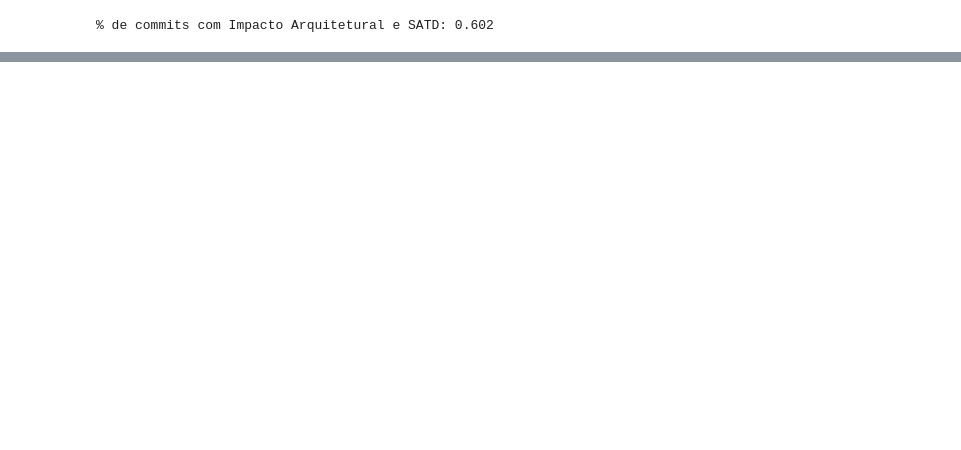
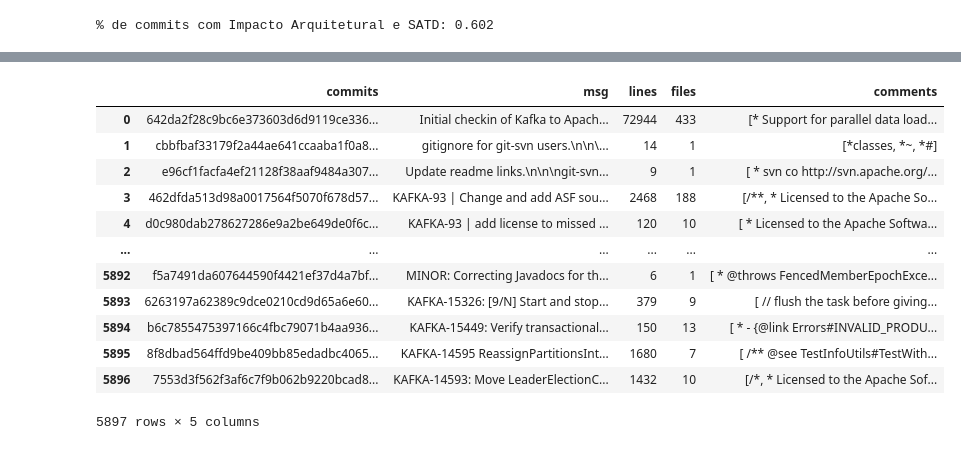
Before and after one commit to armandossrecife/my_validation, a Jupyter notebook: my_satd_kafka.ipynb, the cells around one changed output, grey strips where cells are left out. Cells and saved outputs as stored; diff of their text form; code cells hidden in the pictures; blank space fills up the shorter version.

```diff
--- a/my_satd_kafka.ipynb
+++ b/my_satd_kafka.ipynb
@@ -326,0 +405,2 @@ print(f'% de commits com Impacto Arquitetural e SATD: {p_commits_com_yes_ai}')
+# %%
+dict_commit_diffs_no_satd = my_satd_commit_analyzer.analyze_commit_diffs_for_no_satd(start_date, end_date, final_satd_keywords)
@@ -326,0 +409,22 @@ print(f'% de commits com Impacto Arquitetural e SATD: {p_commits_com_yes_ai}')
+# %%
+l_commits_no_satd, l_msg_no_satd, l_lines_no_satd, l_files_no_satd, l_comments_no_satd = [], [], [], [], []
+
+for k, v in dict_commit_diffs_no_satd.items():
+  if len(v[3]) > 0:
+    l_commits_no_satd.append(k)
+    l_msg_no_satd.append(v[0])
+    l_lines_no_satd.append(v[1])
+    l_files_no_satd.append(v[2])
+    l_comments_no_satd.append(v[3])
+
+dict_commit_diffs_aux_no_satd = {
+    'commits': l_commits_no_satd,
+    'msg': l_msg_no_satd,
+    'lines': l_lines_no_satd,
+    'files': l_files_no_satd,
+    'comments': l_comments_no_satd
+}
+
+df_commit_diffs_aux_no_satd = pd.DataFrame(dict_commit_diffs_aux_no_satd)
+
+df_commit_diffs_aux_no_satd.info()
@@ -326,0 +444,16 @@ print(f'% de commits com Impacto Arquitetural e SATD: {p_commits_com_yes_ai}')
+# %%
+df_commit_diffs_aux_no_satd
+# %% [output]
+|  | commits | msg | lines | files | comments |
+| 0 | 642da2f28c9bc6e373603d6d9119ce336... | Initial checkin of Kafka to Apach... | 72944 | 433 | [* Support for parallel data load... |
+| 1 | cbbfbaf33179f2a44ae641ccaaba1f0a8... | gitignore for git-svn users.\n\n\... | 14 | 1 | [*classes, *~, *#] |
+| 2 | e96cf1facfa4ef21128f38aaf9484a307... | Update readme links.\n\n\ngit-svn... | 9 | 1 | [ * svn co http://svn.apache.org/... |
+| 3 | 462dfda513d98a0017564f5070f678d57... | KAFKA-93 | Change and add ASF sou... | 2468 | 188 | [/**, * Licensed to the Apache So... |
+| 4 | d0c980dab278627286e9a2be649de0f6c... | KAFKA-93 | add license to missed ... | 120 | 10 | [ * Licensed to the Apache Softwa... |
+| ... | ... | ... | ... | ... | ... |
+| 5892 | f5a7491da607644590f4421ef37d4a7bf... | MINOR: Correcting Javadocs for th... | 6 | 1 | [ * @throws FencedMemberEpochExce... |
+| 5893 | 6263197a62389c9dce0210cd9d65a6e60... | KAFKA-15326: [9/N] Start and stop... | 379 | 9 | [ // flush the task before giving... |
+| 5894 | b6c7855475397166c4fbc79071b4aa936... | KAFKA-15449: Verify transactional... | 150 | 13 | [ * - {@link Errors#INVALID_PRODU... |
+| 5895 | 8f8dbad564ffd9be409bb85edadbc4065... | KAFKA-14595 ReassignPartitionsInt... | 1680 | 7 | [ /** @see TestInfoUtils#TestWith... |
+| 5896 | 7553d3f562f3af6c7f9b062b9220bcad8... | KAFKA-14593: Move LeaderElectionC... | 1432 | 10 | [/*, * Licensed to the Apache Sof... |
+5897 rows × 5 columns
```
Also changed, not shown: parts of 14 cells of this notebook.
